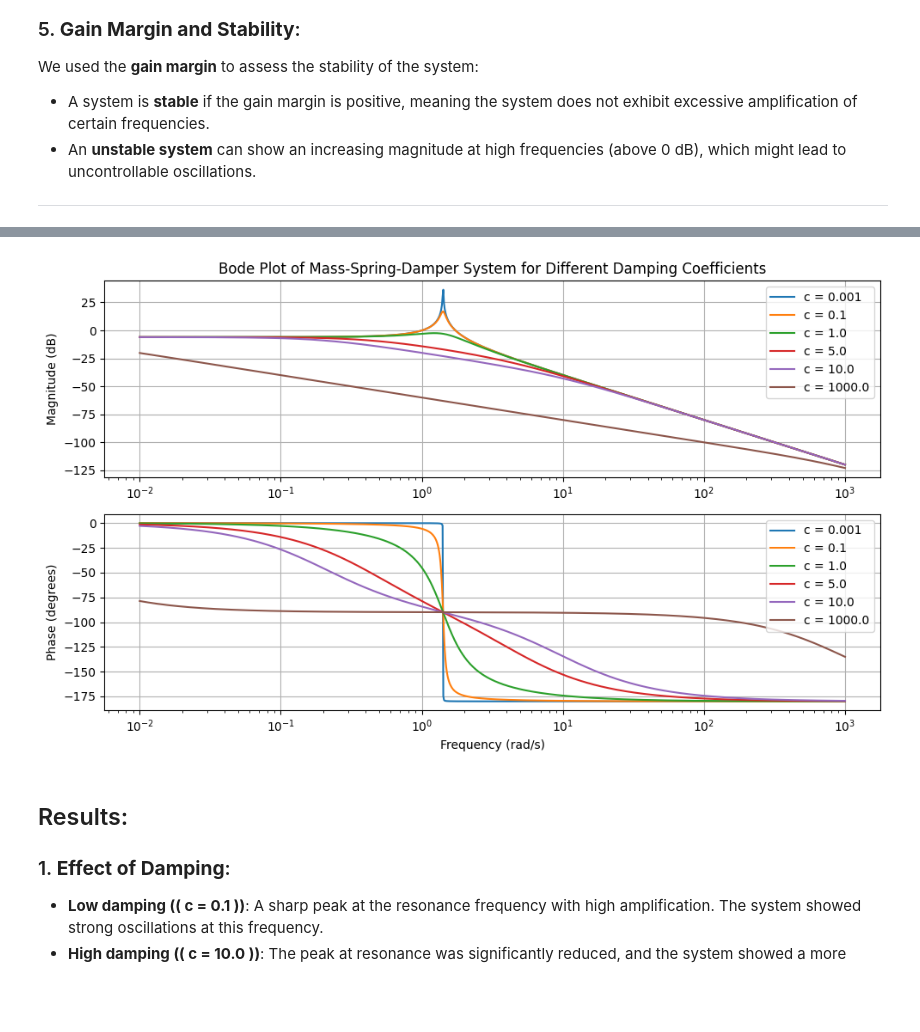
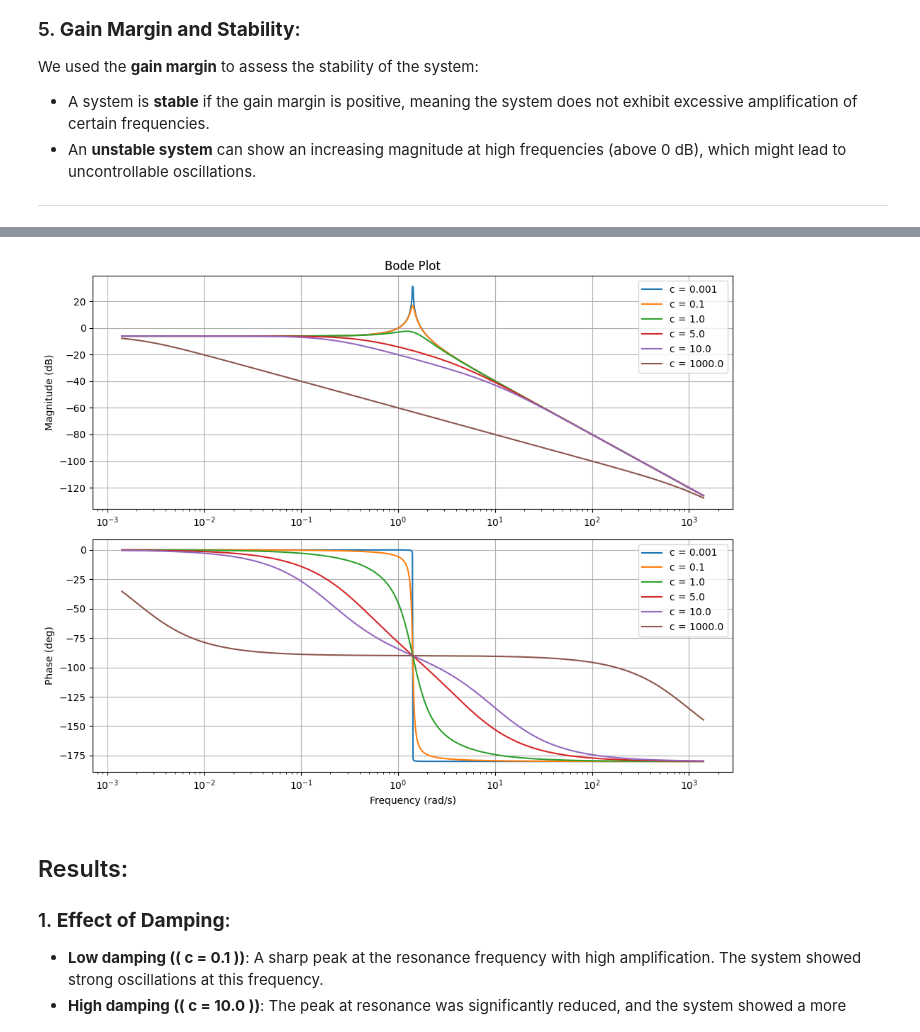
Before and after one commit to sanalbooks/control-systems-experiments, a Jupyter notebook: Frequency_Domain_Analysis/mass_spring_damper_bode_plot.ipynb, the cells around one changed output, grey strips where cells are left out. Cells and saved outputs as stored; diff of their text form; code cells hidden in the pictures; blank space fills up the shorter version.

```diff
--- a/Frequency_Domain_Analysis/mass_spring_damper_bode_plot.ipynb
+++ b/Frequency_Domain_Analysis/mass_spring_damper_bode_plot.ipynb
@@ -65,79 +65,61 @@ We used the **gain margin** to assess the stability of the system:
 import numpy as np
 import matplotlib.pyplot as plt
 from scipy import signal
+from scipy.interpolate import interp1d
 
-# Define mass-spring-damper system parameters
-m = 1.0  # mass (kg)
-k = 2.0  # spring constant (N/m)
+# System parameters
+m, k = 1.0, 2.0
 
-# Function to plot Bode plot for different values of damping coefficient 'c' and calculate gain margin
-def plot_bode_for_damping_and_calculate_gain_margin(c_values):
-    # Create a new figure for each value of c
-    plt.figure(figsize=(10, 6))
+def plot_bode_with_gain_margin(c_values):
+    plt.figure(figsize=(10, 8))
 
-    # Loop through different values of damping coefficient 'c'
     for c in c_values:
-        # Define the transfer function: G(s) = 1 / (ms^2 + cs + k)
-        numerator = [1]
-        denominator = [m, c, k]
+        # Transfer function
+        system = signal.TransferFunction([1], [m, c, k])
 
-        # Create the transfer function system using scipy.signal
-        system = signal.TransferFunction(numerator, denominator)
-
-        # Generate the Bode plot with a wider frequency range
-        w = np.logspace(-2, 3, 1000)
+        # Frequency range (centered around natural frequency)
+        wn = np.sqrt(k/m)
+        w = np.logspace(np.log10(wn)-3, np.log10(wn)+3, 1000)
         w, mag, phase = signal.bode(system, w)
 
-        # Plot Magnitude
+        # Plot
         plt.subplot(2, 1, 1)
         plt.semilogx(w, mag, label=f'c = {c}')
-
-        # Plot Phase
         plt.subplot(2, 1, 2)
         plt.semilogx(w, phase, label=f'c = {c}')
 
-        # --- Calculate Gain Margin ---
-        # Find the phase crossover frequency (where phase = -180 degrees)
-        phase_cross_freq = w[np.where(np.abs(phase + 180) == np.min(np.abs(phase + 180)))][0]
+        # --- Gain Margin Calculation ---
+        phase_crossings = np.where(np.diff(np.sign(phase + 180)))[0]
+        if len(phase_crossings) > 0:
+            f_phase = interp1d(phase[phase_crossings[0]:phase_crossings[0]+2],
+                              w[phase_crossings[0]:phase_crossings[0]+2],
+                              kind='linear')
+            phase_cross_freq = f_phase(-180)
+            mag_at_phase_cross = np.interp(phase_cross_freq, w, mag)
+            gain_margin = -mag_at_phase_cross
+            stability = "stable" if gain_margin > 0 else "unstable"
+        else:
+            phase_cross_freq = None
+            gain_margin = np.inf
+            stability = "stable (no -180° crossover)"
 
-        # Find the magnitude at the phase crossover frequency
-        mag_at_phase_cross = mag[np.where(w == phase_cross_freq)][0]
+        print(f"c = {c}: Gain Margin = {gain_margin:.2f} dB → {stability}")
 
-        # Calculate the Gain Margin (in dB)
-        gain_margin = -mag_at_phase_cross  # Gain margin in dB is the negative of magnitude at phase crossover
-
-        # Print the Gain Margin and stability
-        print(f"For c = {c}:")
-        print(f"  Phase Crossover Frequency: {phase_cross_freq:.2f} rad/s")
-        print(f"  Gain Margin: {gain_margin:.2f} dB")
-
-        # Assess Stability
-        if gain_margin > 0:
-            print(f"  The system is stable (Gain Margin is positive).")
-        else:
-            print(f"  The system is unstable (Gain Margin is negative).")
-        print("-" * 40)
-
-    # Add titles and labels
+    # Plot formatting
     plt.subplot(2, 1, 1)
-    plt.title('Bode Plot of Mass-Spring-Damper System for Different Damping Coefficients')
+    plt.title('Bode Plot')
     plt.ylabel('Magnitude (dB)')
     plt.grid(True)
-    plt.legend(loc='best')
+    plt.legend()
 
     plt.subplot(2, 1, 2)
-    plt.ylabel('Phase (degrees)')
+    plt.ylabel('Phase (deg)')
     plt.xlabel('Frequency (rad/s)')
     plt.grid(True)
-    plt.legend(loc='best')
-
-    # Show the plot
+    plt.legend()
     plt.tight_layout()
     plt.show()
 
-# List of different damping coefficients to test, including small damping and very high damping
-c_values = [0.001, 0.1, 1.0, 5.0, 10.0, 1000.0]  # Added a very high damping value for instability
-
-# Plot the Bode plot for different damping values and calculate gain margin
-plot_bode_for_damping_and_calculate_gain_margin(c_values)
+c_values = [0.001, 0.1, 1.0, 5.0, 10.0, 1000.0]
+plot_bode_with_gain_margin(c_values)
 # %% [output]
@@ -161,4 +132,4 @@ For c = 1.0:
-[figure, old version]
+[figure, new version]
 # %% [markdown]
 ## Results:
 
```
Also changed, not shown: parts of 1 cell of this notebook, 2 other files.
